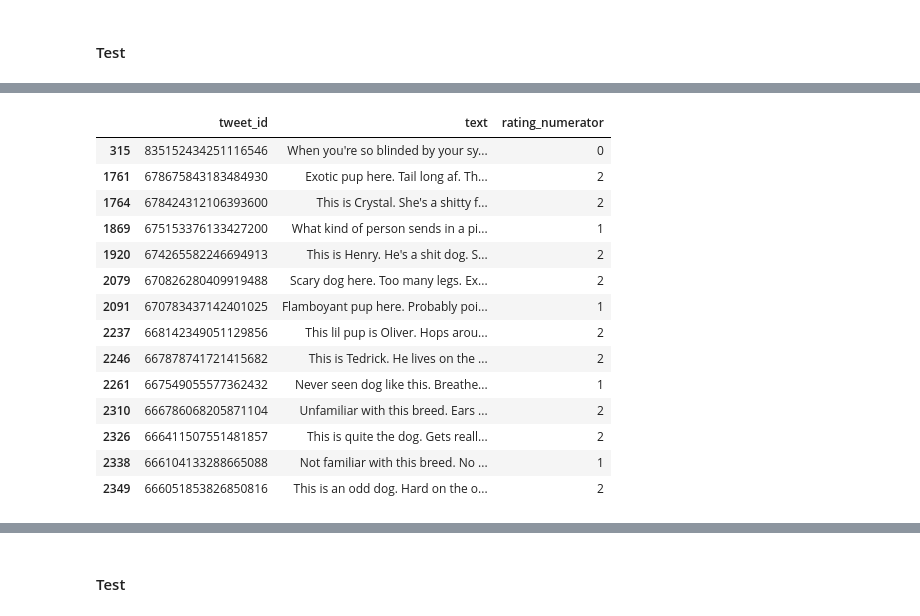
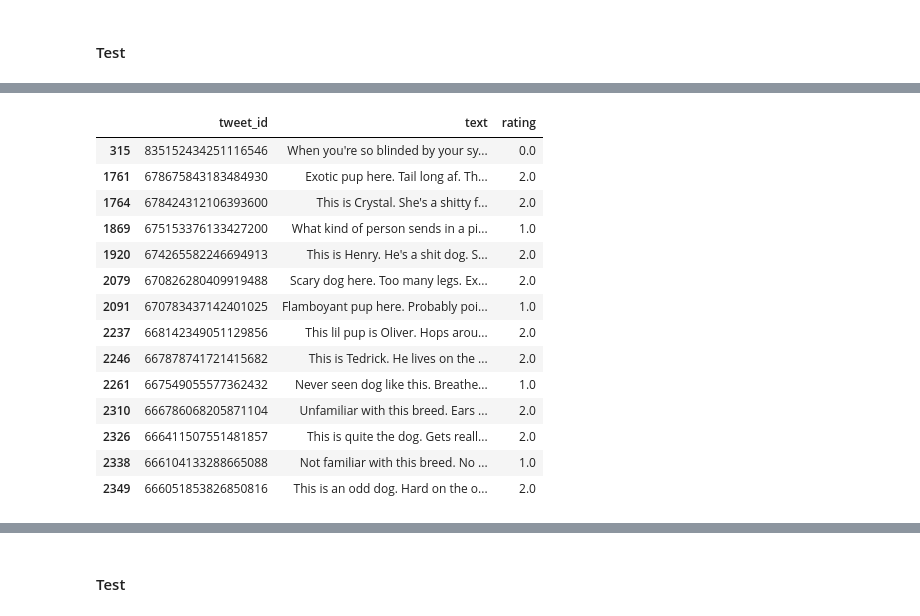
Before and after one commit to Vincentk-94/Data-Wrangling---WeRateDogs, a Jupyter notebook: wrangle_act.ipynb, the cells around one changed output, grey strips where cells are left out. Cells and saved outputs as stored; diff of their text form; code cells hidden in the pictures.

```diff
--- a/wrangle_act.ipynb
+++ b/wrangle_act.ipynb
@@ -1263,0 +1260,3 @@ archive_clean[not_10_mask][['tweet_id','text','rating_numerator','rating_denomin
+# %%
+archive_clean['rating_numerator'] = rating['rating_numerator'].astype(float)
+archive_clean['rating_denominator'] = rating['rating_denominator'].astype(float)
@@ -1283,0 +1307,4 @@ manual_mask[['tweet_id','text','rating_numerator','rating_denominator']]
+# %%
+# Tweet_id 810984652412424192 change values to NaN/NaN
+archive_clean.loc[516,'rating_numerator']=np.nan
+archive_clean.loc[516,'rating_denominator']=np.nan
@@ -1350,2 +1359,3 @@ archive_clean[not_10_mask][['tweet_id','text','rating_numerator','rating_denomin
 # %%
-archive_clean = archive_clean[archive_clean.rating_denominator==10]
+archive_clean['rating_numerator'] = archive_clean.rating_numerator/archive_clean.rating_denominator*10
+archive_clean
@@ -1425,38 +1551,26 @@ From the text, it is clear that some need to be amended whilst others are outlie
 # %%
-# Amending the values that have incorrectly been extracted from the text.
-
-# Round the following ratings to the nearest integer from text.
-# tweet_id: 786709082849828864
-archive_clean.rating_numerator = archive_clean.rating_numerator.replace(75,10)
-
-# tweet_id: 778027034220126208
-archive_clean.rating_numerator = archive_clean.rating_numerator.replace(27,11)
-
-# tweet_id: 680494726643068929
-archive_clean.rating_numerator = archive_clean.rating_numerator.replace(26,11)
-
 # Drop the following rows
 # Only keep rows where the rating_numerator is still <15 after the amendment.
-archive_clean = archive_clean[archive_clean.rating_numerator<15]
+archive_clean = archive_clean[archive_clean.rating<15]
 # %%
-bottom_values = archive_clean.rating_numerator<=2
-archive_clean[bottom_values][['tweet_id','text','rating_numerator']]
+bottom_values = archive_clean.rating<=2
+archive_clean[bottom_values][['tweet_id','text','rating']]
 # %% [output]
-|  | tweet_id | text | rating_numerator |
-| 315 | 835152434251116546 | When you're so blinded by your sy... | 0 |
-| 1761 | 678675843183484930 | Exotic pup here. Tail long af. Th... | 2 |
-| 1764 | 678424312106393600 | This is Crystal. She's a shitty f... | 2 |
-| 1869 | 675153376133427200 | What kind of person sends in a pi... | 1 |
-| 1920 | 674265582246694913 | This is Henry. He's a shit dog. S... | 2 |
-| 2079 | 670826280409919488 | Scary dog here. Too many legs. Ex... | 2 |
-| 2091 | 670783437142401025 | Flamboyant pup here. Probably poi... | 1 |
-| 2237 | 668142349051129856 | This lil pup is Oliver. Hops arou... | 2 |
-| 2246 | 667878741721415682 | This is Tedrick. He lives on the ... | 2 |
-| 2261 | 667549055577362432 | Never seen dog like this. Breathe... | 1 |
-| 2310 | 666786068205871104 | Unfamiliar with this breed. Ears ... | 2 |
-| 2326 | 666411507551481857 | This is quite the dog. Gets reall... | 2 |
-| 2338 | 666104133288665088 | Not familiar with this breed. No ... | 1 |
-| 2349 | 666051853826850816 | This is an odd dog. Hard on the o... | 2 |
+|  | tweet_id | text | rating |
+| 315 | 835152434251116546 | When you're so blinded by your sy... | 0.0 |
+| 1761 | 678675843183484930 | Exotic pup here. Tail long af. Th... | 2.0 |
+| 1764 | 678424312106393600 | This is Crystal. She's a shitty f... | 2.0 |
+| 1869 | 675153376133427200 | What kind of person sends in a pi... | 1.0 |
+| 1920 | 674265582246694913 | This is Henry. He's a shit dog. S... | 2.0 |
+| 2079 | 670826280409919488 | Scary dog here. Too many legs. Ex... | 2.0 |
+| 2091 | 670783437142401025 | Flamboyant pup here. Probably poi... | 1.0 |
+| 2237 | 668142349051129856 | This lil pup is Oliver. Hops arou... | 2.0 |
+| 2246 | 667878741721415682 | This is Tedrick. He lives on the ... | 2.0 |
+| 2261 | 667549055577362432 | Never seen dog like this. Breathe... | 1.0 |
+| 2310 | 666786068205871104 | Unfamiliar with this breed. Ears ... | 2.0 |
+| 2326 | 666411507551481857 | This is quite the dog. Gets reall... | 2.0 |
+| 2338 | 666104133288665088 | Not familiar with this breed. No ... | 1.0 |
+| 2349 | 666051853826850816 | This is an odd dog. Hard on the o... | 2.0 |
 # %%
 # tweet_id: 667878741721415682 should be have a rating_numerator of 10 not 2.
 archive_clean.loc[2246,'rating_numerator']=10
```
Also changed, not shown: parts of 81 cells of this notebook.
